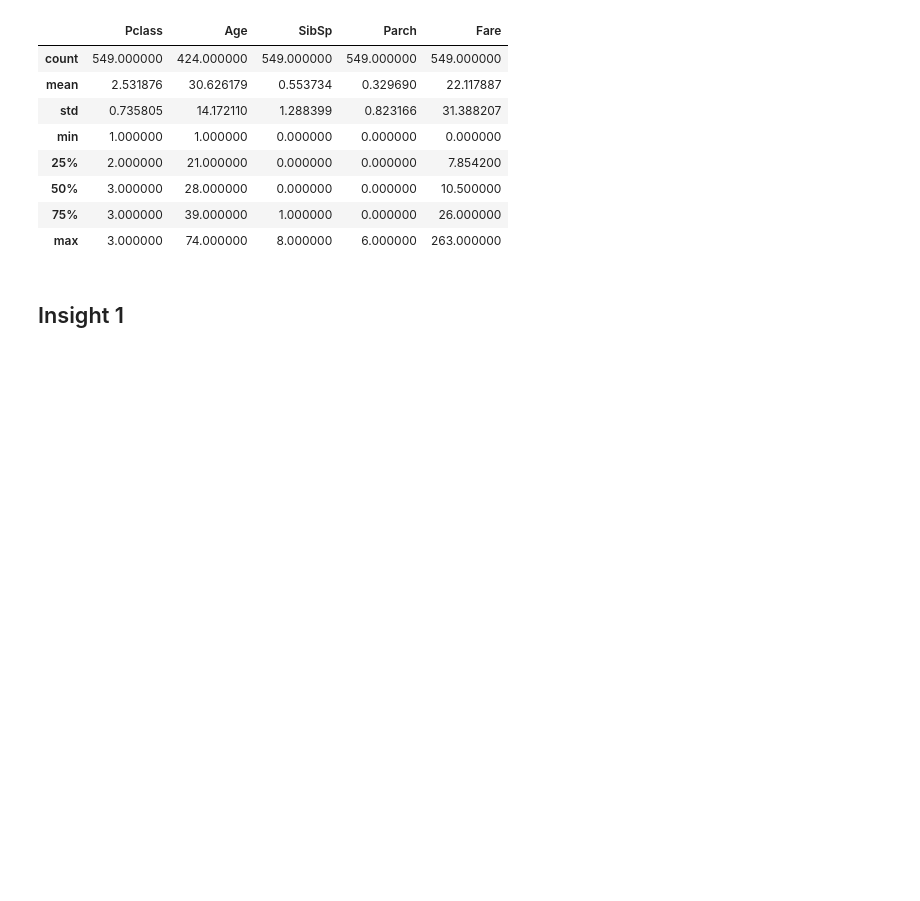
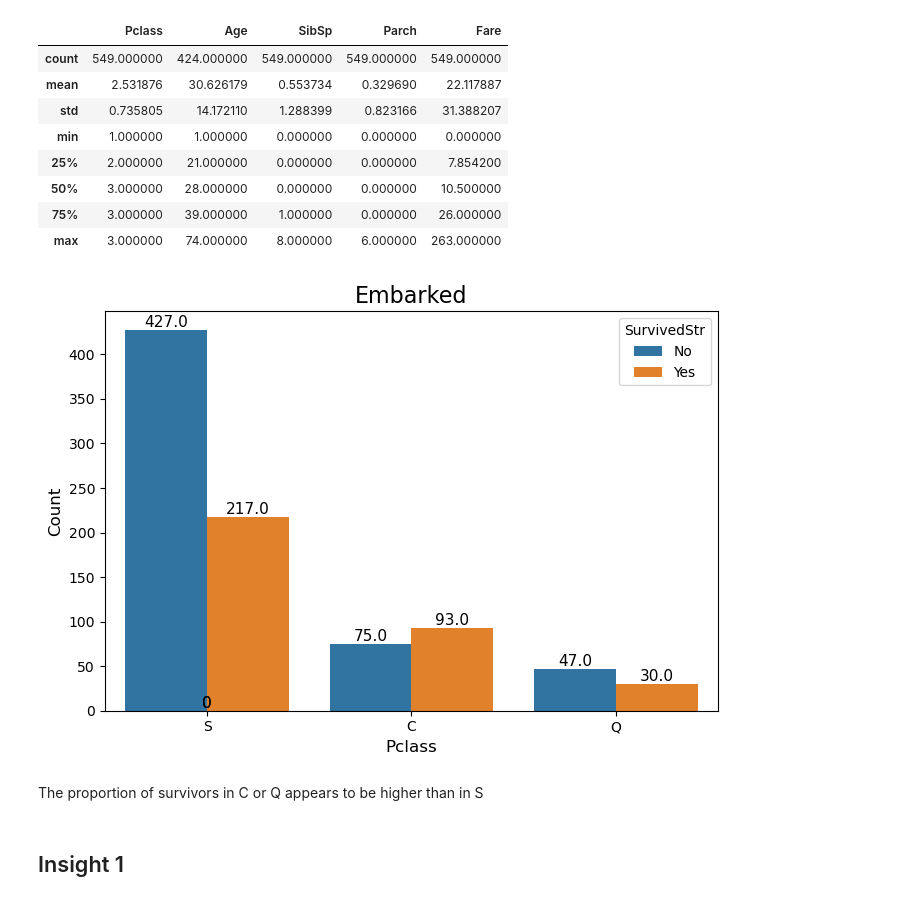
Before and after one commit to gdserafini/titanic-machine-learning, a Jupyter notebook: src/exploratory_data_analysis.ipynb, the cells around one changed output. Drawn from its saved outputs; the diff is of its cells as text; code cells hidden in the pictures; blank space fills up the shorter version.

```diff
--- a/src/exploratory_data_analysis.ipynb
+++ b/src/exploratory_data_analysis.ipynb
@@ -117,6 +117,25 @@ not_survived[num_data].describe()
 | 50% | 3.000000 | 28.000000 | 0.000000 | 0.000000 | 10.500000 |
 | 75% | 3.000000 | 39.000000 | 1.000000 | 0.000000 | 26.000000 |
 | max | 3.000000 | 74.000000 | 8.000000 | 6.000000 | 263.000000 |
+# %%
+plt.figure(figsize=(7,5))
+graph = sns.countplot(data=train_data, x='Embarked', hue='SurvivedStr')
+plt.title('Embarked', fontsize=16)
+plt.xlabel('Pclass', fontsize=12)
+plt.ylabel('Count', fontsize=12)
+for p in graph.patches:
+    graph.annotate(
+        f'{p.get_height()}',
+        (p.get_x() + p.get_width() / 2., p.get_height()),
+        ha='center', va='bottom',
+        fontsize=11
+    )
+plt.tight_layout()
+plt.show()
+# %% [output]
+[figure, added]
+# %% [markdown]
+The proportion of survivors in C or Q appears to be higher than in S
 # %% [markdown]
 ## Insight 1
 # %% [markdown]
```
Also changed, not shown: parts of 18 cells of this notebook, 1 other file.
